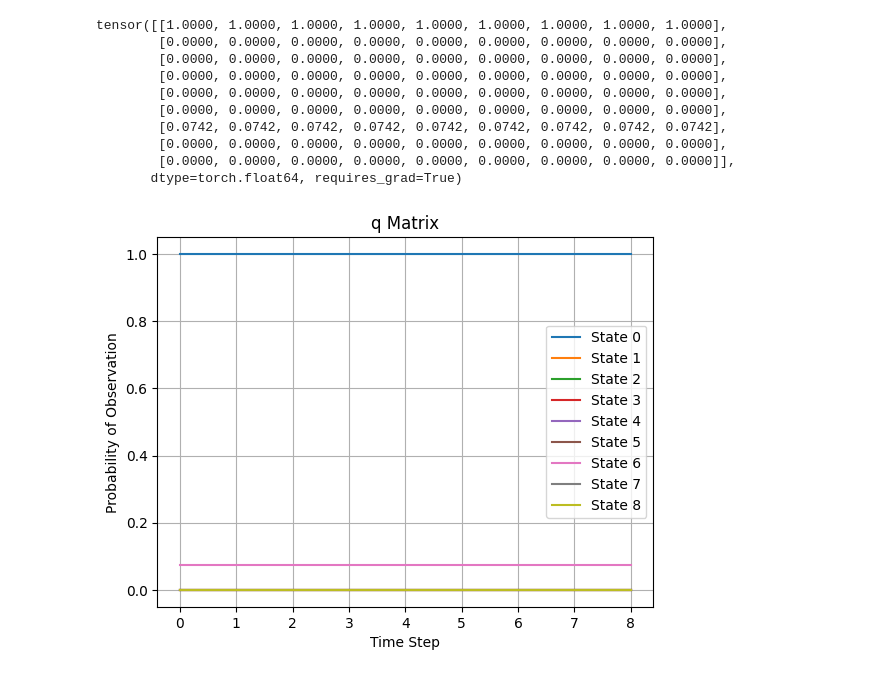
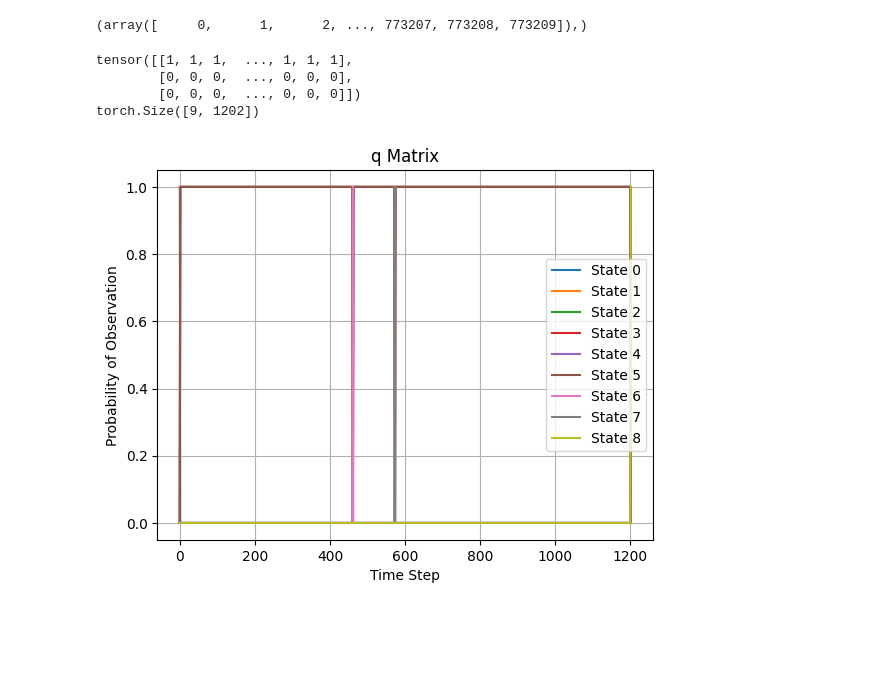
Before and after one commit to jcao0715/hsmm, a Jupyter notebook: synthetic_ex.ipynb, the cells around one changed output. Saved outputs shown, nothing was run; the diff lists cells and outputs as text; code cells hidden in the pictures; blank space fills up the shorter version.

```diff
--- a/synthetic_ex.ipynb
+++ b/synthetic_ex.ipynb
@@ -51,35 +56,43 @@ tensor([[0.0000e+00, 0.0000e+00, 0.0000e+00,  ..., 0.0000e+00, 0.0000e+00,
+# %%
+np.where(Duration.any(0))
+# %% [output]
+(array([     0,      1,      2, ..., 773207, 773208, 773209]),)
 # %%
-def q_matrix(obs, Observation):
-    return torch.tensor(Observation[:, obs]).requires_grad_(True)
+q3 = torch.tensor([[1], [0], [0]]).repeat(1, 1200) # [[null],[5'],[3']]
+q3[:, 460] = torch.tensor([0, 1, 0]) # 5' site
+q3[:, 572] = torch.tensor([0, 0, 1]) # 3' site
+#q3[:, 590] = torch.tensor([0.4, 0.6, 0]) # 5' site
+print(q3)
+q = torch.zeros(9, q3.shape[1])
+q[1:6] = q3[0, :]
+q[6] = q3[1, :]
+q[7] = q3[2, :]
+start = torch.zeros(9, 1)
+start[0] = 1.0
+end = torch.zeros(9, 1)
+end[-1] = 1.0
+q = torch.cat((start, q, end), dim=1)
 
-q = q_matrix(obs, Observation)
-print(q)
-
+print(q.shape)
 # plot
-time_steps = range(len(obs))
+time_steps = range(len(q[0]))
 plt.figure()
 for state in states:
-    probs = [q[state][i].detach().numpy() for i in range(len(obs))]
+    probs = [q[state][i].detach().numpy() for i in range(len(q[1]))]
     plt.plot(time_steps, probs, label=f"State {state}")
 
 plt.xlabel('Time Step')
 plt.ylabel('Probability of Observation')
 plt.title('q Matrix')
 plt.legend()
 plt.grid(True)
 plt.show()
 # %% [output]
-tensor([[1.0000, 1.0000, 1.0000, 1.0000, 1.0000, 1.0000, 1.0000, 1.0000, 1.0000],
-        [0.0000, 0.0000, 0.0000, 0.0000, 0.0000, 0.0000, 0.0000, 0.0000, 0.0000],
-        [0.0000, 0.0000, 0.0000, 0.0000, 0.0000, 0.0000, 0.0000, 0.0000, 0.0000],
-        [0.0000, 0.0000, 0.0000, 0.0000, 0.0000, 0.0000, 0.0000, 0.0000, 0.0000],
-        [0.0000, 0.0000, 0.0000, 0.0000, 0.0000, 0.0000, 0.0000, 0.0000, 0.0000],
-        [0.0000, 0.0000, 0.0000, 0.0000, 0.0000, 0.0000, 0.0000, 0.0000, 0.0000],
-        [0.0742, 0.0742, 0.0742, 0.0742, 0.0742, 0.0742, 0.0742, 0.0742, 0.0742],
-        [0.0000, 0.0000, 0.0000, 0.0000, 0.0000, 0.0000, 0.0000, 0.0000, 0.0000],
-        [0.0000, 0.0000, 0.0000, 0.0000, 0.0000, 0.0000, 0.0000, 0.0000, 0.0000]],
-       dtype=torch.float64, requires_grad=True)
+tensor([[1, 1, 1,  ..., 1, 1, 1],
+        [0, 0, 0,  ..., 0, 0, 0],
+        [0, 0, 0,  ..., 0, 0, 0]])
+torch.Size([9, 1202])
-[figure, old version]
+[figure, new version]
 # %%
 def matrix_mult_factor(log_alpha_row, Transition):
     alpha_row = torch.exp(log_alpha_row)
```
Also changed, not shown: parts of 5 cells of this notebook, 4 other files.
